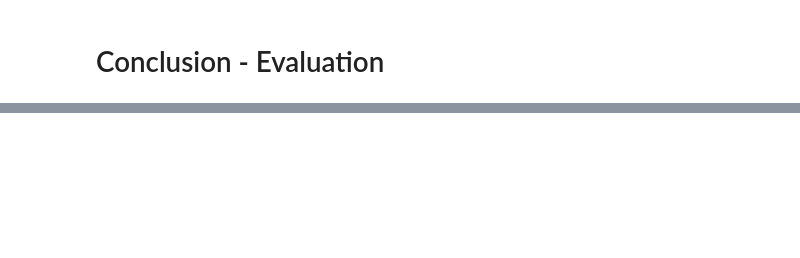
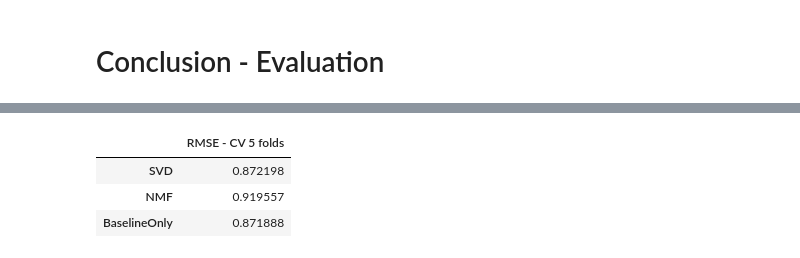
Before and after one commit to wheremagichappens/an.dy, a Jupyter notebook: data612/proj 3/data612-proj3-submit.group..ipynb, the cells around one changed output, grey strips where cells are left out. Saved outputs shown, nothing was run; the diff lists cells and outputs as text; code cells hidden in the pictures; blank space fills up the shorter version.

```diff
--- a/data612/proj 3/data612-proj3-submit.group..ipynb
+++ b/data612/proj 3/data612-proj3-submit.group..ipynb
@@ -62,3 +63,6 @@ Let's split data into 5 folds
 data.split(n_folds=5)
 # %% [markdown]
 # SVD
+# %%
+algo = surprise.SVD()
+rmse_svd = surprise.evaluate(algo, data, measures=['RMSE'])
@@ -105,5 +95,5 @@ CaseInsensitiveDefaultDict(list,
 # Non-negative Matrix Factorization
 # %%
 algo = surprise.NMF()
-surprise.evaluate(algo, data, measures=['RMSE'])
+rmse_nmf = surprise.evaluate(algo, data, measures=['RMSE'])
 # %% [output]
@@ -138,5 +130,5 @@ CaseInsensitiveDefaultDict(list,
 # BaselineOnly
 # %%
 algo = surprise.BaselineOnly()
-surprise.evaluate(algo, data, measures=['RMSE'])
+rmse_bo = surprise.evaluate(algo, data, measures=['RMSE'])
 # %% [output]
@@ -278,0 +279,7 @@ RMSE for SVD is only little bit higher than BaselineOnly's. Thus, we cannot real
+# %%
+rmse_df
+# %% [output]
+|  | RMSE - CV 5 folds |
+| SVD | 0.872198 |
+| NMF | 0.919557 |
+| BaselineOnly | 0.871888 |
```
Also changed, not shown: parts of 19 cells of this notebook.
